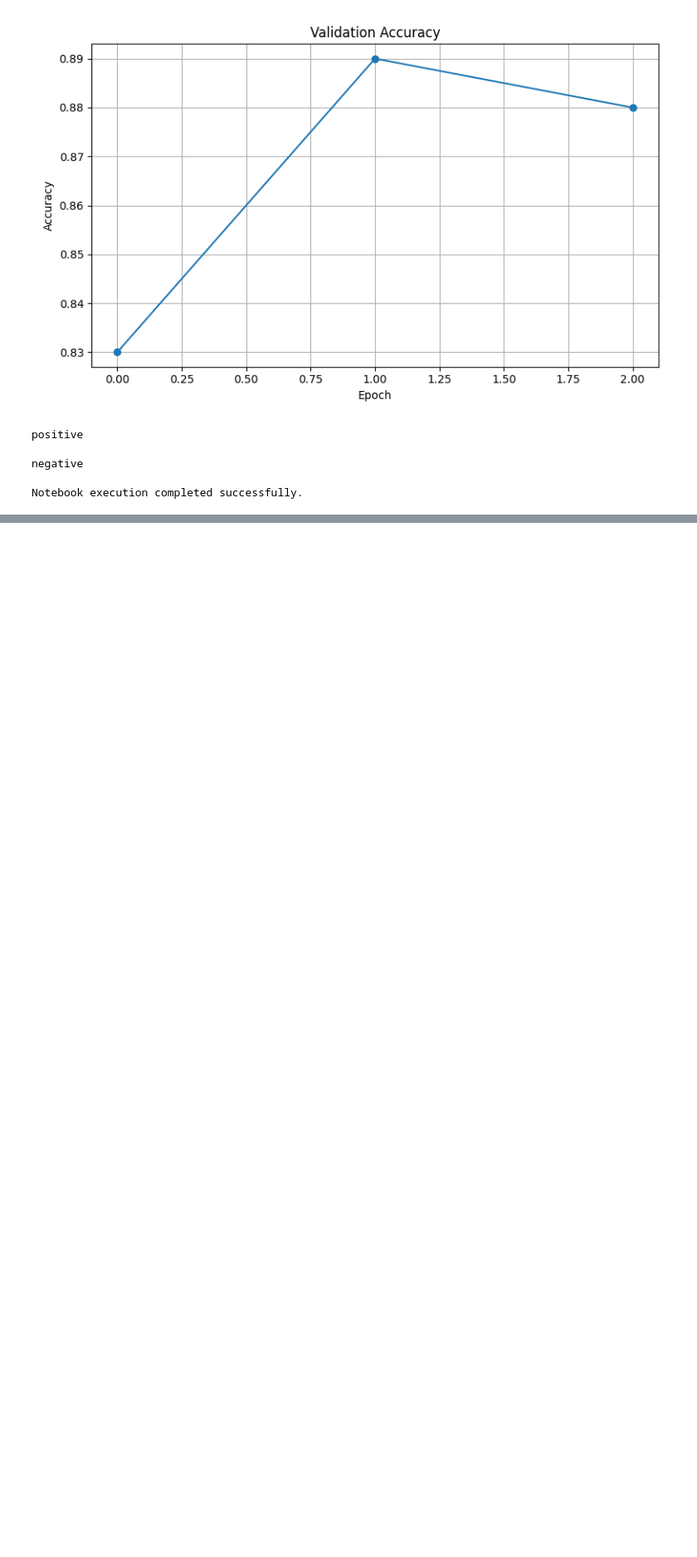
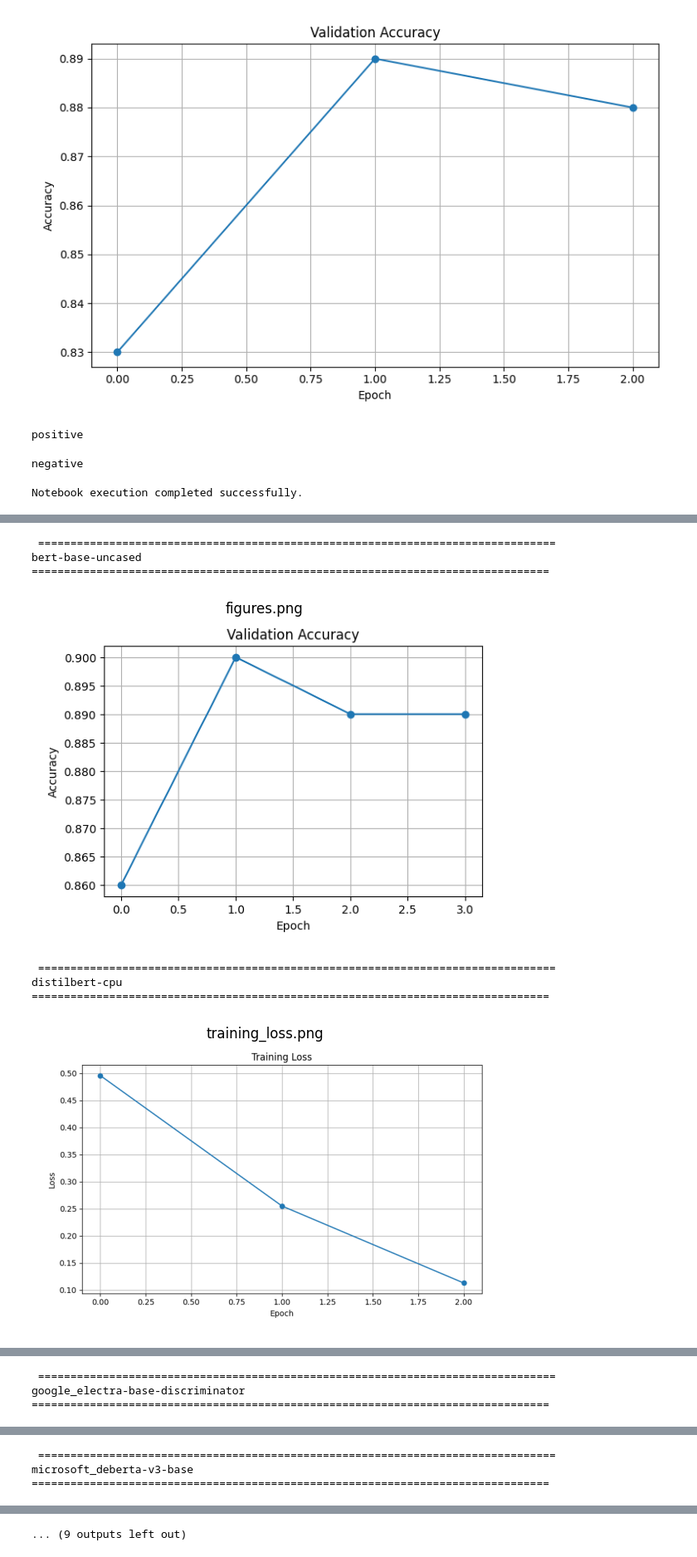
Before and after one commit to divziv/Low-Resource-Customer-Feedback-Sentiment-Analysis, a Jupyter notebook: sentiment_classifier.ipynb, the cells around one changed output, grey strips where cells are left out. Shown at 83% size. Cells and saved outputs as stored; diff of their text form; code cells hidden in the pictures; blank space fills up the shorter version.

```diff
--- a/sentiment_classifier.ipynb
+++ b/sentiment_classifier.ipynb
@@ -216,0 +295,40 @@ Notebook execution completed successfully.
+# %%
+from pathlib import Path
+from PIL import Image
+import matplotlib.pyplot as plt
+
+image_names = [
+    "figures.png",
+    "training_loss.png",
+    "validation_accuracy.png",
+    "confusion_matrix.png"
+]
+
+for model_dir in sorted(Path("outputs").iterdir()):
+    if not model_dir.is_dir():
+        continue
+
+    print("\n", "=" * 80)
+    print(model_dir.name)
+    print("=" * 80)
+
+    for image_name in image_names:
+        image_path = model_dir / image_name
+
+        if image_path.exists():
+            img = Image.open(image_path)
+
+            plt.figure(figsize=(7,5))
+            plt.imshow(img)
+            plt.axis("off")
+            plt.title(image_name)
+            plt.show()
+# %% [output]
+ ================================================================================
+bert-base-uncased
+================================================================================
+[figure, added]
+ ================================================================================
+distilbert-cpu
+================================================================================
+[figure, added]
@@ -216,0 +337,3 @@ Notebook execution completed successfully.
+ ================================================================================
+google_electra-base-discriminator
+================================================================================
@@ -216,0 +341,3 @@ Notebook execution completed successfully.
+ ================================================================================
+microsoft_deberta-v3-base
+================================================================================
@@ -216,0 +347 @@ Notebook execution completed successfully.
+... (9 outputs left out)
```
Also changed, not shown: parts of 6 cells of this notebook, 1 other file.
